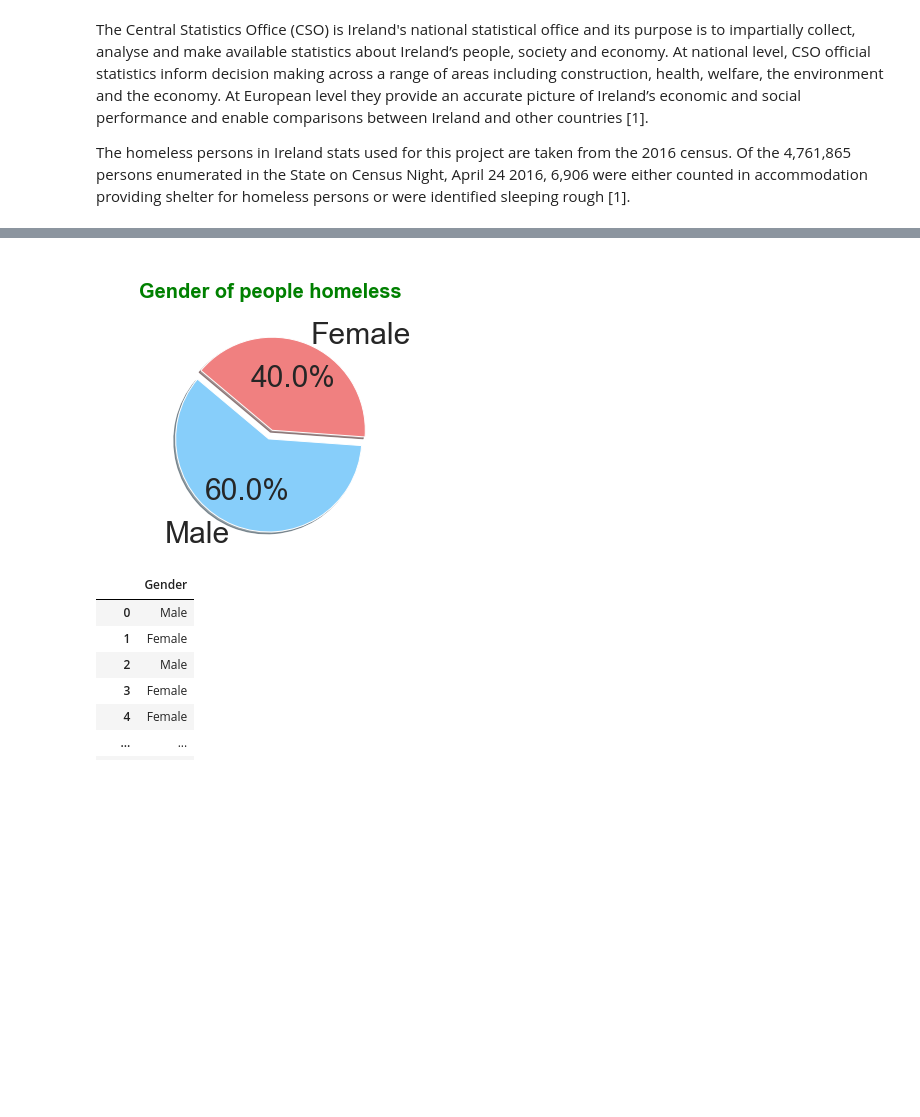
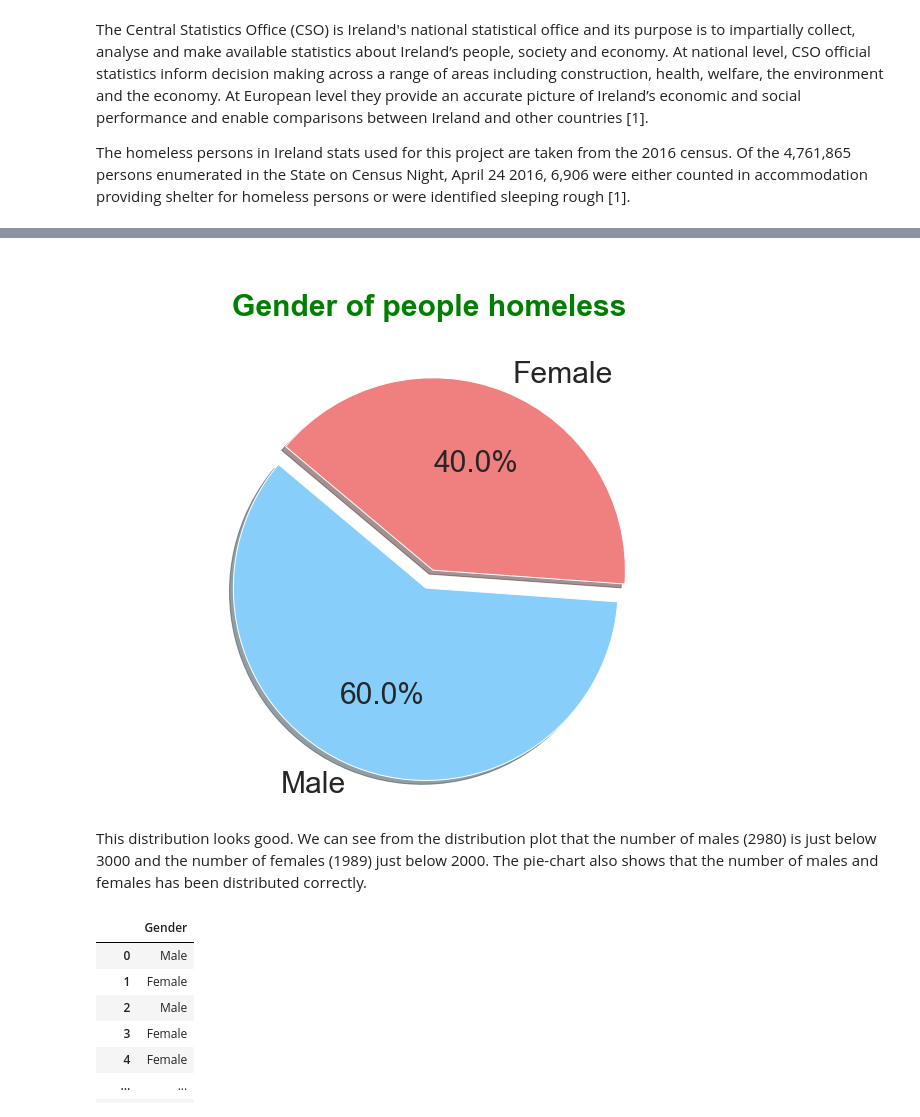
Before and after one commit to dconn20/Prog.D.A---Project, a Jupyter notebook: Prog.D.A - Project.ipynb, the cells around one changed output, grey strips where cells are left out. Drawn from its saved outputs; the diff is of its cells as text; code cells hidden in the pictures; blank space fills up the shorter version.

```diff
--- a/Prog.D.A - Project.ipynb
+++ b/Prog.D.A - Project.ipynb
@@ -54,6 +54,7 @@ import pandas as pd
 import matplotlib.pyplot as plt
 import seaborn as sns
 from scipy import stats
+from matplotlib import rcParams
 
 # Magic command to ensure that plots render inline [https://stackoverflow.com/questions/43027980/purpose-of-matplotlib-inline]
 %matplotlib inline
@@ -63,6 +64,7 @@ from scipy import stats
 sns.set_style("darkgrid")
 # Set the default colour palette
 sns.set_palette("colorblind")
+rcParams['figure.figsize'] = 11.7,8.27
 # %%
 # Create empty dataframe
 #df = pd.DataFrame()
@@ -89,21 +98,21 @@ gender = np.random.choice(choice, 4969, p=[0.5997, 0.4003])
 # %%
-# Visualise the data
-
-# Adapted from: https://pythonspot.com/matplotlib-pie-chart/
+# Visualise the data on a pie-chart [https://pythonspot.com/matplotlib-pie-chart/]
 
 # Data to plot
 labels = 'Male', 'Female'
 slices_gender = [0.5997, 0.4003]
 colors = ['lightskyblue', 'lightcoral']
 explode = (0.1, 0)  # explode 1st slice
 
 # Plot
 plt.pie(slices_gender, explode=explode, labels=labels, colors=colors,
 autopct='%1.1f%%', shadow=True, startangle=140, textprops={'fontsize': 30})
-plt.title("\nGender of people homeless\n", fontweight="bold", fontsize="20", color="g")
+plt.title("\nGender of people homeless\n", fontweight="bold", fontsize="30", color="g")
 
 plt.axis('equal')
 plt.show()
 # %% [output]
-[figure, old version]
+[figure, new version]
+# %% [markdown]
+This distribution looks good. We can see from the distribution plot that the number of males (2980) is just below 3000 and the number of females (1989) just below 2000. The pie-chart also shows that the number of males and females has been distributed correctly.
 # %%
```
Also changed, not shown: parts of 30 cells of this notebook.
